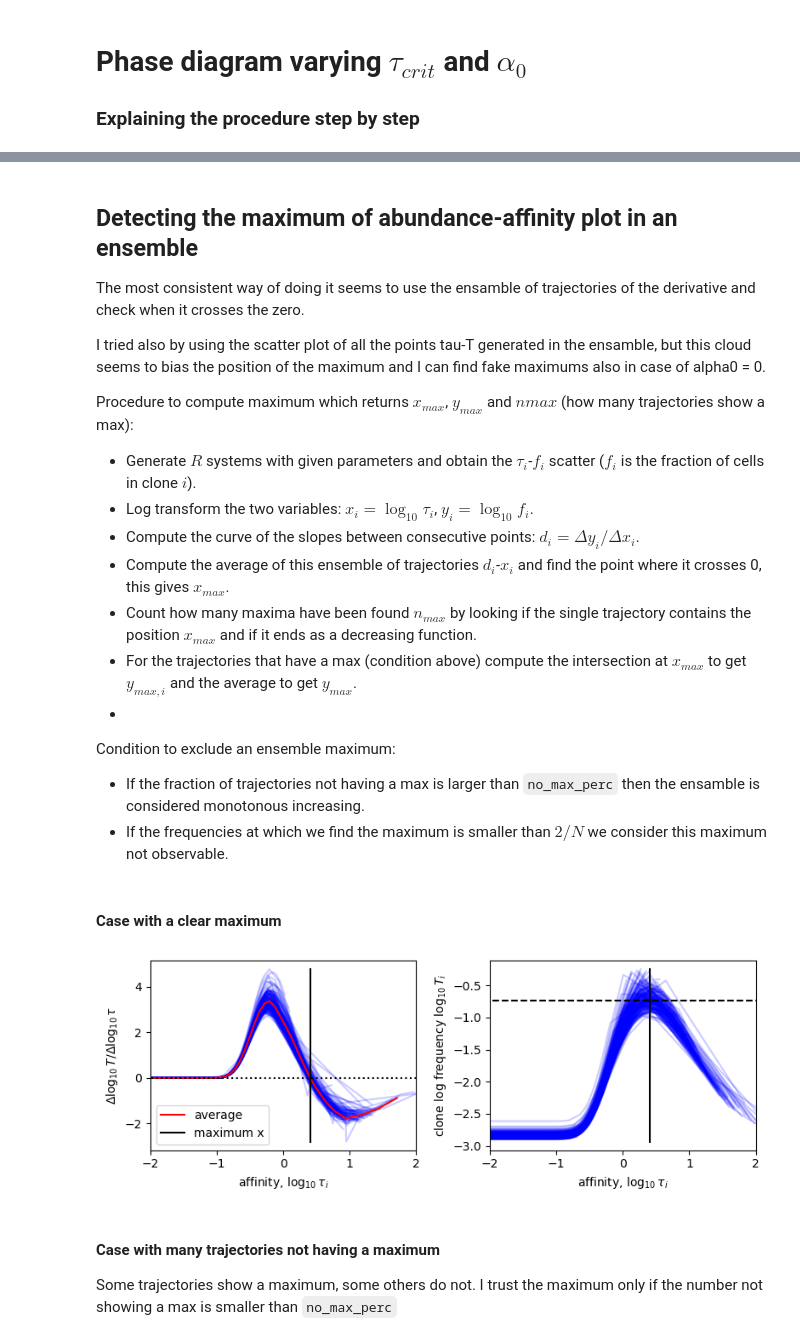
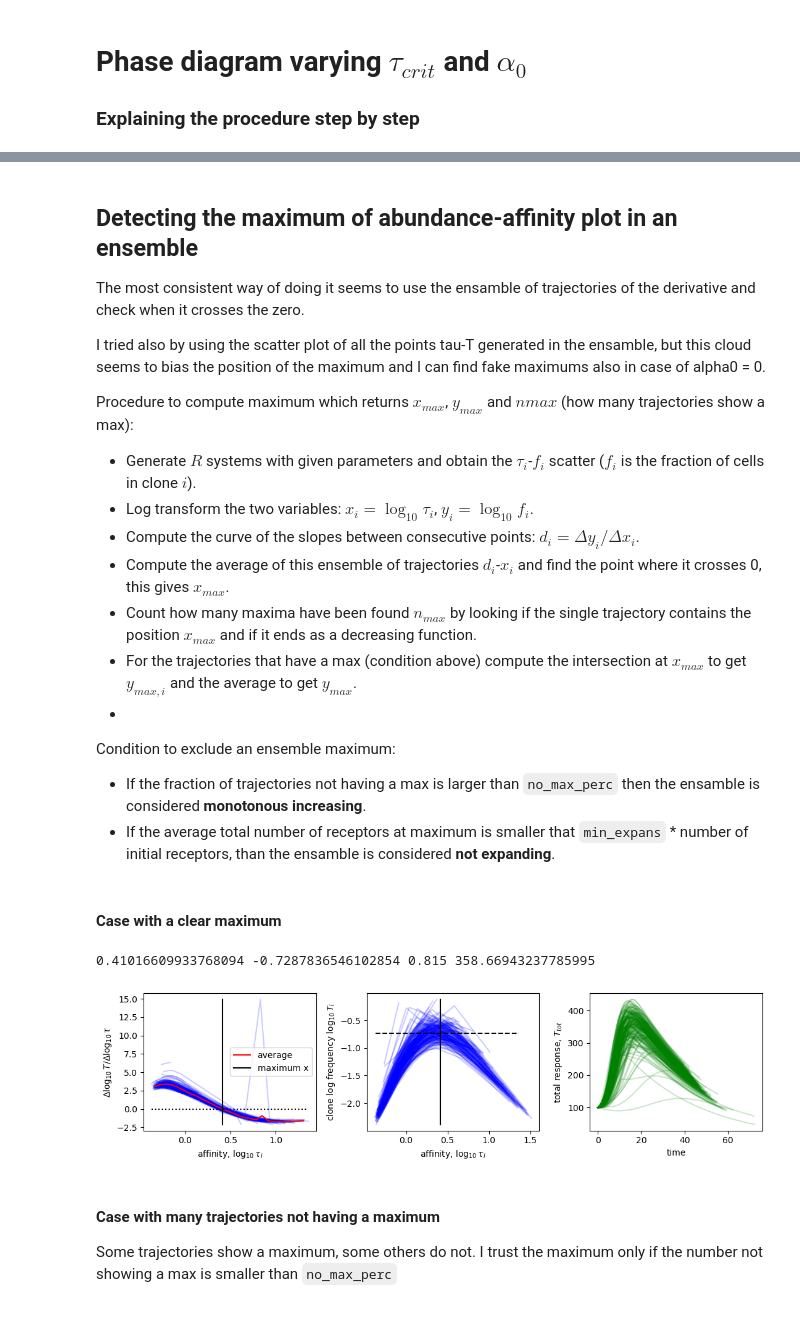
Before and after one commit to statbiophys/TT-inhibition, a Jupyter notebook: phase_diagram_procedure.ipynb, the cells around one changed output, grey strips where cells are left out. Cells and saved outputs as stored; diff of their text form; code cells hidden in the pictures.

Commit message:
phase diagram computation

```diff
--- a/phase_diagram_procedure.ipynb
+++ b/phase_diagram_procedure.ipynb
@@ -64,6 +78,7 @@ $$
 $$
 where $\theta$ is a threshold to be chosen.
 # %%
-pars = ut.TT_params(tau_samp.taus)
+pars = ut.TT_params(tau_samp.taus, alpha0=1e-3, tau_crit=1e-2)
 
-%time times, T_trajs, P_trajs, S_trajs = ut.run_setting(pars, tau_samp, t_steps, dt, traj_steps=traj_steps, stop_cond=stop_cond)
+times, T_trajs, P_trajs, S_trajs = ut.run_setting(pars, tau_samp, t_steps, dt, traj_steps=traj_steps,
+                                                  stop_cond=stop_cond_memory)
@@ -116,0 +133,20 @@ plt.tight_layout()
+# %%
+times, T_trajs, P_trajs, S_trajs = ut.run_setting(pars, tau_samp, t_steps, dt, traj_steps=traj_steps,
+                                                  stop_cond=stop_cond_peak)
+# %%
+fig, (ax1, ax2) = plt.subplots(1,2,figsize=(8, 3.5))
+
+cmap = colormaps.get_cmap('hot_r')
+cmap_norm = plt.Normalize(vmin=min(np.log10(tau_samp.taus)), vmax=max(np.log10(tau_samp.taus)))
+
+ax1.set_yscale('log')
+ax1.set_xlabel('time')
+ax1.set_ylabel(r'clone abundance, $T_i$')
+for i, Ts in enumerate(T_trajs.T):
+    color = cmap(cmap_norm(np.log10(tau_samp.taus[i])))
+    ax1.plot(times, Ts, c=color)
+
+T_tot = np.sum(T_trajs, axis=1)
+ax2.plot(times, T_tot)
+
+plt.tight_layout()
@@ -130,8 +168,8 @@ Procedure to compute maximum which returns $x_{max}$, $y_{max}$ and $n{max}$ (ho
 - For the trajectories that have a max (condition above) compute the intersection at $x_{max}$ to get $y_{max,i}$ and the average to get $y_{max}$.
 -
 Condition to exclude an ensemble maximum:
-- If the fraction of trajectories not having a max is larger than `no_max_perc` then the ensamble is considered monotonous increasing.
-- If the frequencies at which we find the maximum is smaller than $2/N$ we consider this maximum not observable.
+- If the fraction of trajectories not having a max is larger than `no_max_perc` then the ensamble is considered **monotonous increasing**.
+- If the average total number of receptors at maximum is smaller that `min_expans` * number of initial receptors, than the ensamble is considered **not expanding**.
 # %%
 def find_first_zero(xs, ys):
     for i in range(1, len(xs)):
@@ -227,16 +281,18 @@ def plot_max_procedure(taus_mat, Tfreqs_mat, x_max, y_max, smooth_bins=100, xlim
 #### Case with a clear maximum
 # %%
 R = 200
-taus_mat, Tfreqs_mat = generate_ensamble(R, tau_samp, alpha0=1e-4)
-x_max, y_max, n_x_max = find_max(taus_mat, Tfreqs_mat)
+taus_mat, Tfreqs_mat, T_tot_mat, times_mat = generate_ensamble(R, tau_samp, stop_cond_memory, alpha0=1e-4, tau_crit=1)
+x_max, y_max, n_x_max, outcome = find_max(taus_mat, Tfreqs_mat)
 
-x_max, y_max = evaluate_max_result(x_max, y_max, n_x_max, no_max_perc, verbose=True)
-#print(x_max, y_max)
+x_max = evaluate_max_result(x_max, n_x_max, no_max_perc, verbose=True)
+print(x_max, y_max, n_x_max/R, outcome)
+# %% [output]
+0.41016609933768094 -0.7287836546102854 0.815 358.66943237785995
 # %%
-ax1, ax2 = plot_max_procedure(taus_mat, Tfreqs_mat, x_max, y_max)
+ax1, ax2, ax3 = plot_max_procedure(taus_mat, Tfreqs_mat, x_max, y_max, T_tot_mat, times_mat)
 plt.tight_layout()
 # %% [output]
-[figure, old version]
+[figure, new version]
 # %% [markdown]
 #### Case with many trajectories not having a maximum
 Some trajectories show a maximum, some others do not. I trust the maximum only if the number not showing a max is smaller than `no_max_perc`
```
Also changed, not shown: parts of 15 cells of this notebook, 9 other files.
